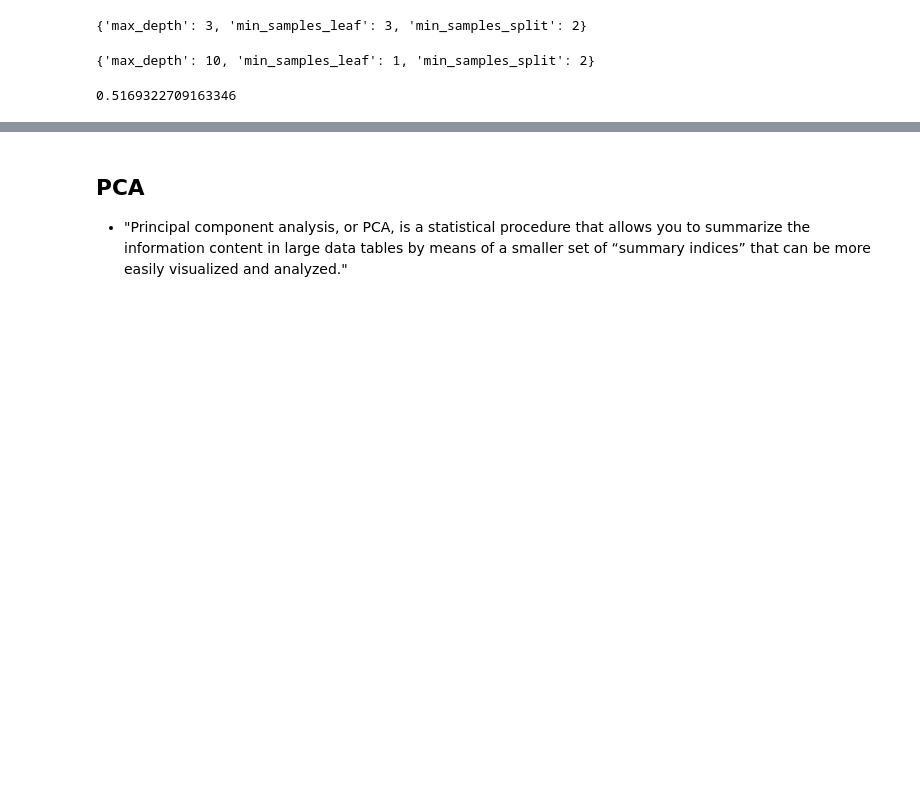
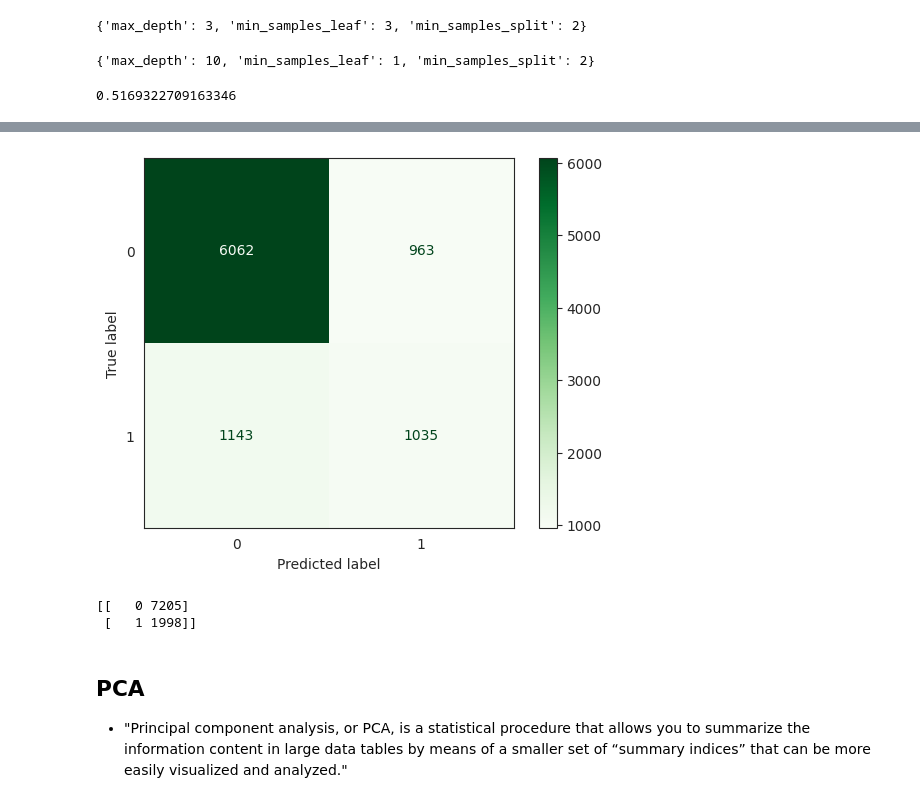
Before and after one commit to parrisatwork/Data-Predictions, a Jupyter notebook: Adult_Income_Parris_Trimingham.ipynb, the cells around one changed output, grey strips where cells are left out. Drawn from its saved outputs; the diff is of its cells as text; code cells hidden in the pictures; blank space fills up the shorter version.

```diff
--- a/Adult_Income_Parris_Trimingham.ipynb
+++ b/Adult_Income_Parris_Trimingham.ipynb
@@ -605,0 +698,15 @@ Accuracy of best KNN model is: 0.6102861282144151
+# %%
+# creating a tuned KNN classification model with PCA
+knn_tuned = KNeighborsClassifier(n_neighbors = 7,
+                                 leaf_size = 50,
+                                 metric = "euclidean",
+                                 weights = "distance")
+knn_pipe_tuned = make_pipeline(pca_processor, knn_tuned)
+
+knn_pipe_tuned.fit(X_train, y_train)
+knn_pipe_tuned.predict(X_test)
+
+knn_train_score_tuned = knn_pipe_tuned.score(X_train, y_train)
+knn_test_score_tuned = knn_pipe_tuned.score(X_test, y_test)
+print(f"Train score: {knn_train_score_tuned}")
+print(f"Test score: {knn_test_score_tuned}")
@@ -605,0 +716,3 @@ Accuracy of best KNN model is: 0.6102861282144151
+# %%
+knn_preds_tuned = knn_pipe_tuned.predict(X_test)
+print(classification_report(knn_preds_tuned, y_test))
@@ -606,3 +728,17 @@ Accuracy of best KNN model is: 0.6102861282144151
+# %%
+# generating a confusion matrix of the knn model
+cm = confusion_matrix(y_test.values, knn_preds_tuned)
+cm_df = pd.DataFrame(cm)
+ConfusionMatrixDisplay.from_predictions(y_test, knn_preds_tuned, cmap = "Greens");
+# %% [output]
+[figure, added]
+# %%
+# Predicted number of income results from the tuned KNN model
+unique, counts = np.unique(knn_preds_tuned, return_counts=True)
+print(np.asarray((unique, counts)).T)
+# %% [output]
+[[   0 7205]
+ [   1 1998]]
 # %% [markdown]
 ## PCA
 
```
Also changed, not shown: parts of 29 cells of this notebook.
